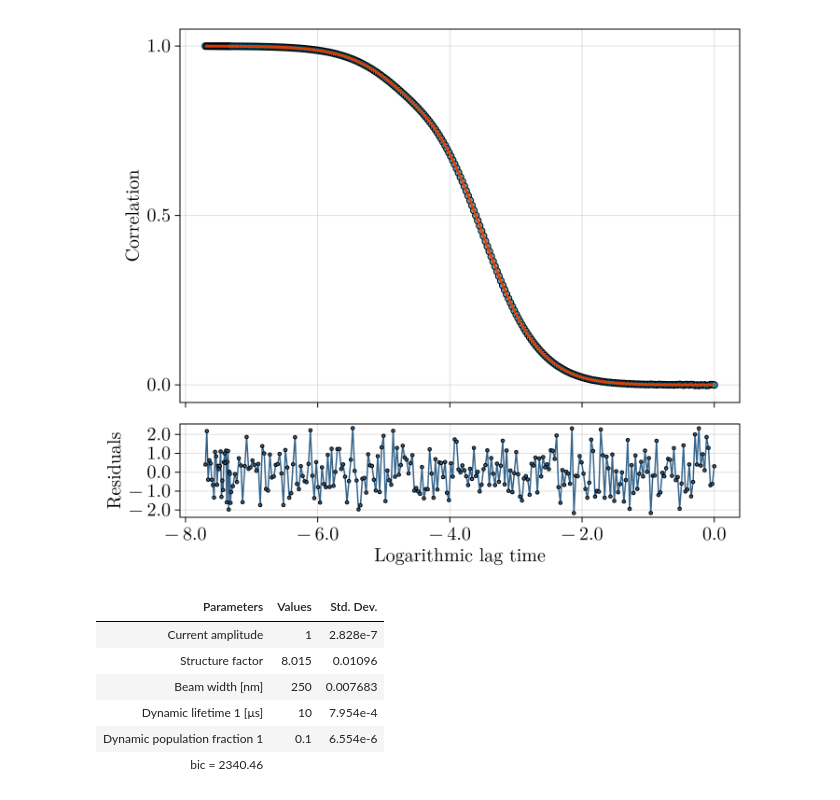
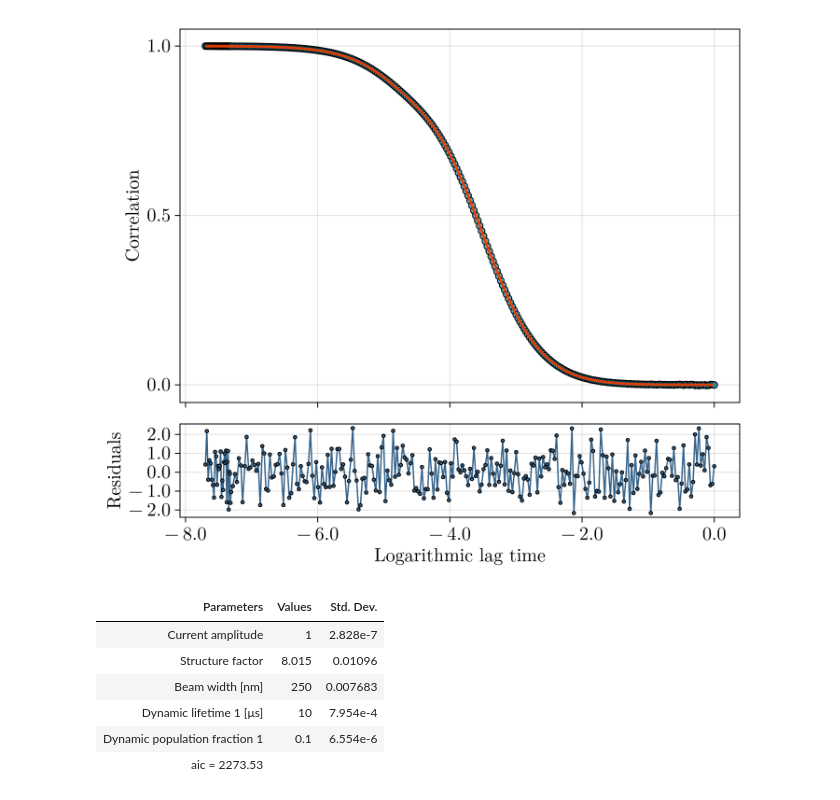
Before and after one commit to LabGradinaru/FluorescenceCorrelationFitting.jl, a Jupyter notebook: examples/fitting.ipynb, the cells around one changed output. Saved outputs shown, nothing was run; the diff lists cells and outputs as text; code cells hidden in the pictures.

```diff
--- a/examples/fitting.ipynb
+++ b/examples/fitting.ipynb
@@ -23,15 +23,15 @@ fig
 # %%
 using PrettyTables
 
-fcs_table(fit; units=["", "", "n", "μ", ""])
+fcs_table(fit; units=["", "", "n", "μ", ""], gof_metric=aic)
 # %% [output]
 | Parameters | Values | Std. Dev. |
 | Current amplitude | 1 | 2.828e-7 |
 | Structure factor | 8.015 | 0.01096 |
 | Beam width [nm] | 250 | 0.007683 |
 | Dynamic lifetime 1 [μs] | 10 | 7.954e-4 |
 | Dynamic population fraction 1 | 0.1 | 6.554e-6 |
-| bic = 2340.46 |  |  |
+| aic = 2273.53 |  |  |
 # %%
 fig, ρ = resid_acf_plot(fit; maxlag=50)
 fig
```
Also changed, not shown: parts of 1 cell of this notebook, 4 other files.
